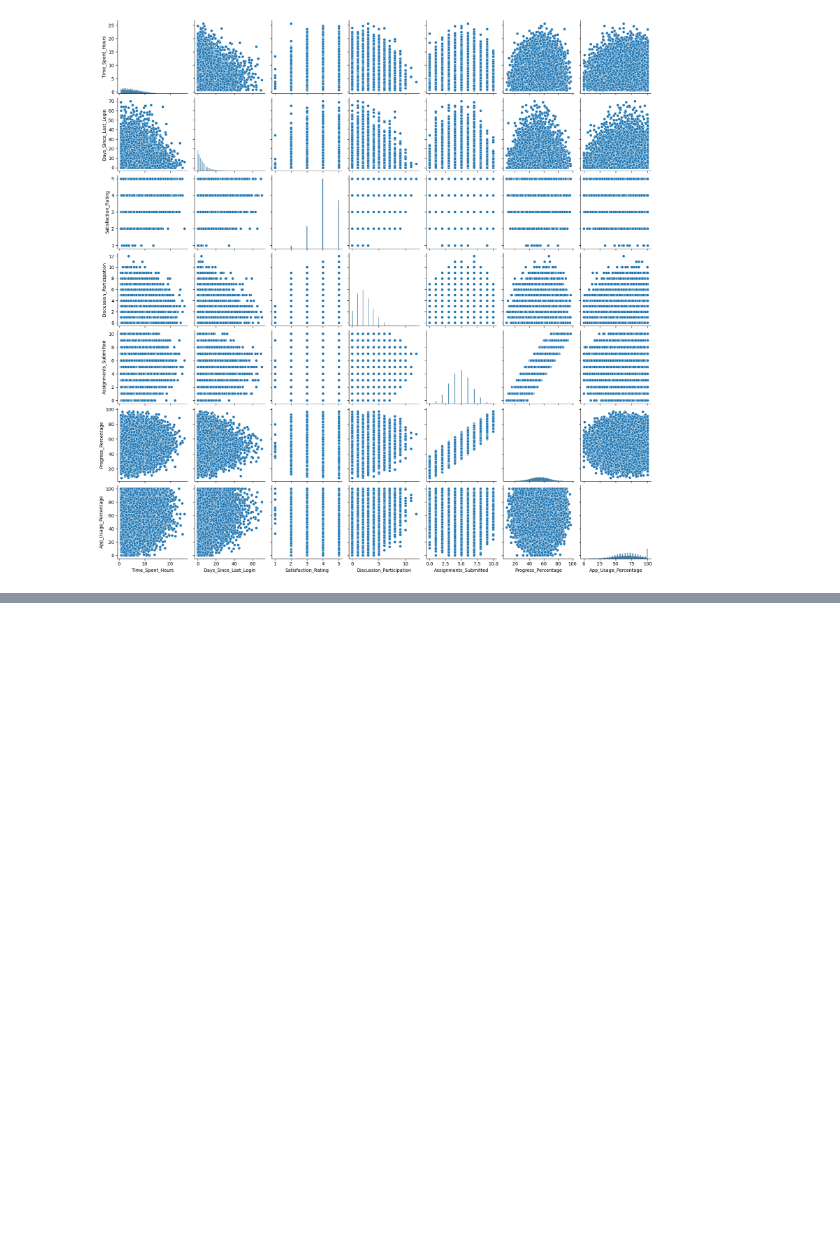
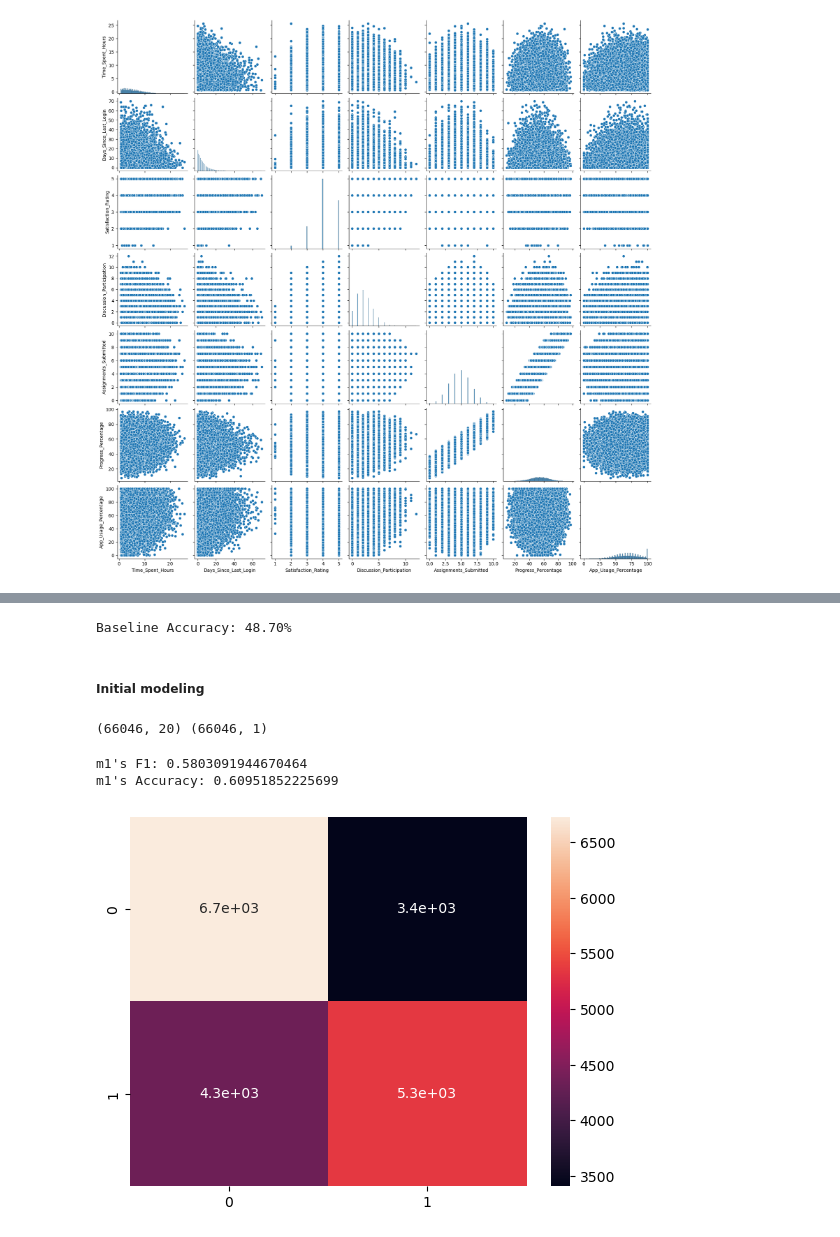
Before and after one commit to AkeemSemperDataScience/data3450-project-v1251-group_6, a Jupyter notebook: START_Project.ipynb, the cells around one changed output, grey strips where cells are left out. Drawn from its saved outputs; the diff is of its cells as text; code cells hidden in the pictures; blank space fills up the shorter version.

```diff
--- a/START_Project.ipynb
+++ b/START_Project.ipynb
@@ -250,0 +287,65 @@ df2.head()
+# %%
+## Baseline Accuracy
+print(f"Baseline Accuracy: {df2_enc["Completed_Not Completed"].mean():.2%}")
+# %% [output]
+Baseline Accuracy: 48.70%
+# %% [markdown]
+##### Initial modeling
+# %%
+## Reshaping for x,y
+df2_y = df2_enc["Completed_Not Completed"]
+df2_x = df2_enc.drop(columns={"Completed_Not Completed"})
+
+x1 = np.array(df2_x)
+y1 = np.array(df2_y).reshape(-1, 1)
+print(x1.shape, y1.shape)
+
+## Split train & test data
+x1_train, x1_test, y1_train, y1_test = train_test_split(x1, y1, test_size=0.3)
+# %% [output]
+(66046, 20) (66046, 1)
+# %%
+## For confusion matrix heatmap
+def convert_prob_to_label(prob, cutoff = 0.5):
+    label = []
+    for i in range(len(prob)):
+        if prob[i] > cutoff:
+            label.append(1)
+        else:
+            label.append(0)
+    return label
+# %%
+## Get scaler methods
+from sklearn.preprocessing import MinMaxScaler
+from sklearn.preprocessing import StandardScaler
+
+## fitting the models
+m1 = make_pipeline(MinMaxScaler(),
+                   LogisticRegression()
+                   )
+m2 = make_pipeline(StandardScaler(),
+                   LogisticRegression()
+                   )
+
+## Fit the models to training & get predictions from test
+m1.fit(x1_train, y1_train.ravel())
+m1_pred = m1.predict(x1_test)
+
+m2.fit(x1_train, y1_train.ravel())
+m2_pred = m2.predict(x1_test)
+
+## Setup confusion matrix for comparisons
+m1_label = convert_prob_to_label(np.array(m1_pred))
+m1_matrix = confusion_matrix(y1_test, m1_label)
+
+m2_label = convert_prob_to_label(np.array(m2_pred))
+m2_matrix = confusion_matrix(y1_test, m2_label)
+# %%
+## m1 confusion matrix & scores
+sns.heatmap(m1_matrix, annot=True)
+print("m1's F1:", f1_score(y1_test, m1_label))
+print("m1's Accuracy:", accuracy_score(y1_test, m1_label))
+# %% [output]
+m1's F1: 0.5803091944670464
+m1's Accuracy: 0.60951852225699
+[figure, added]
```
Also changed, not shown: parts of 17 cells of this notebook.
